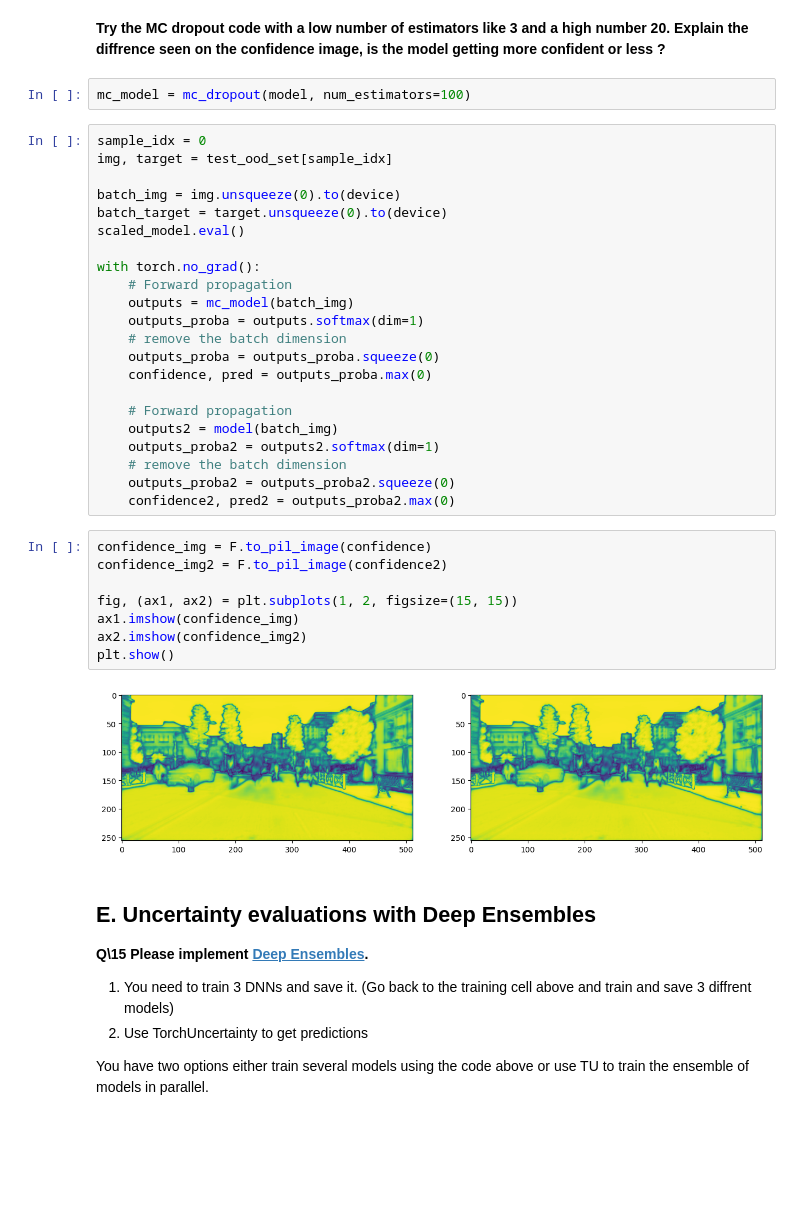
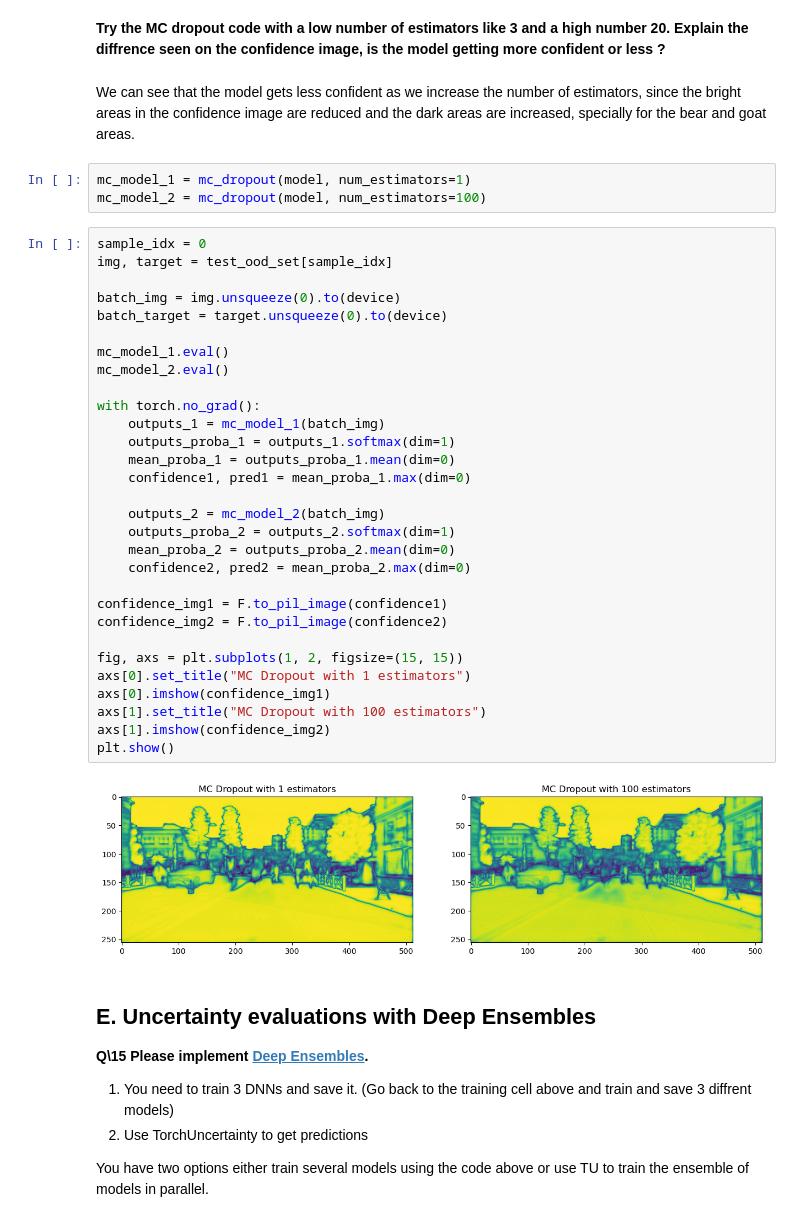
Before and after one commit to paulomouraj/tp_uncertainty, a Jupyter notebook: [ROB313]ELEVES_tuto_muad.ipynb, the cells around one changed output. Saved outputs shown, nothing was run; the diff lists cells and outputs as text; blank space fills up the shorter version.

```diff
--- a/[ROB313]ELEVES_tuto_muad.ipynb
+++ b/[ROB313]ELEVES_tuto_muad.ipynb
@@ -1006,40 +1006,43 @@ Let us implement **MC dropout**. This technique decribed in [this paper](https:/
 from torch_uncertainty.models.wrappers.mc_dropout import mc_dropout
 # %% [markdown]
 **Try the MC dropout code with a low number of estimators like 3 and a high number 20. Explain the diffrence seen on the confidence image, is the model getting more confident or less ?**
+# %% [markdown]
+We can see that the model gets less confident as we increase the number of estimators, since the bright areas in the confidence image are reduced and the dark areas are increased, specially for the bear and goat areas.
 # %%
-mc_model = mc_dropout(model, num_estimators=100)
+mc_model_1 = mc_dropout(model, num_estimators=1)
+mc_model_2 = mc_dropout(model, num_estimators=100)
-# %%
-sample_idx = 0
-img, target = test_ood_set[sample_idx]
-
-batch_img = img.unsqueeze(0).to(device)
-batch_target = target.unsqueeze(0).to(device)
-scaled_model.eval()
-
-with torch.no_grad():
-    # Forward propagation
-    outputs = mc_model(batch_img)
-    outputs_proba = outputs.softmax(dim=1)
-    # remove the batch dimension
-    outputs_proba = outputs_proba.squeeze(0)
-    confidence, pred = outputs_proba.max(0)
-
-    # Forward propagation
-    outputs2 = model(batch_img)
-    outputs_proba2 = outputs2.softmax(dim=1)
-    # remove the batch dimension
-    outputs_proba2 = outputs_proba2.squeeze(0)
-    confidence2, pred2 = outputs_proba2.max(0)
-# %%
-confidence_img = F.to_pil_image(confidence)
-confidence_img2 = F.to_pil_image(confidence2)
-
-fig, (ax1, ax2) = plt.subplots(1, 2, figsize=(15, 15))
-ax1.imshow(confidence_img)
-ax2.imshow(confidence_img2)
-plt.show()
-# %% [output]
-[figure, removed]
+# %%
+sample_idx = 0
+img, target = test_ood_set[sample_idx]
+
+batch_img = img.unsqueeze(0).to(device)
+batch_target = target.unsqueeze(0).to(device)
+
+mc_model_1.eval()
+mc_model_2.eval()
+
+with torch.no_grad():
+    outputs_1 = mc_model_1(batch_img)
+    outputs_proba_1 = outputs_1.softmax(dim=1)
+    mean_proba_1 = outputs_proba_1.mean(dim=0)
+    confidence1, pred1 = mean_proba_1.max(dim=0)
+
+    outputs_2 = mc_model_2(batch_img)
+    outputs_proba_2 = outputs_2.softmax(dim=1)
+    mean_proba_2 = outputs_proba_2.mean(dim=0)
+    confidence2, pred2 = mean_proba_2.max(dim=0)
+
+confidence_img1 = F.to_pil_image(confidence1)
+confidence_img2 = F.to_pil_image(confidence2)
+
+fig, axs = plt.subplots(1, 2, figsize=(15, 15))
+axs[0].set_title("MC Dropout with 1 estimators")
+axs[0].imshow(confidence_img1)
+axs[1].set_title("MC Dropout with 100 estimators")
+axs[1].imshow(confidence_img2)
+plt.show()
+# %% [output]
+[figure, added]
 # %% [markdown]
 ## E. Uncertainty evaluations with Deep Ensembles
 **Q\15 Please implement [Deep Ensembles](https://papers.nips.cc/paper/2017/file/9ef2ed4b7fd2c810847ffa5fa85bce38-Paper.pdf).**
```
Also changed, not shown: parts of 1 cell of this notebook.
